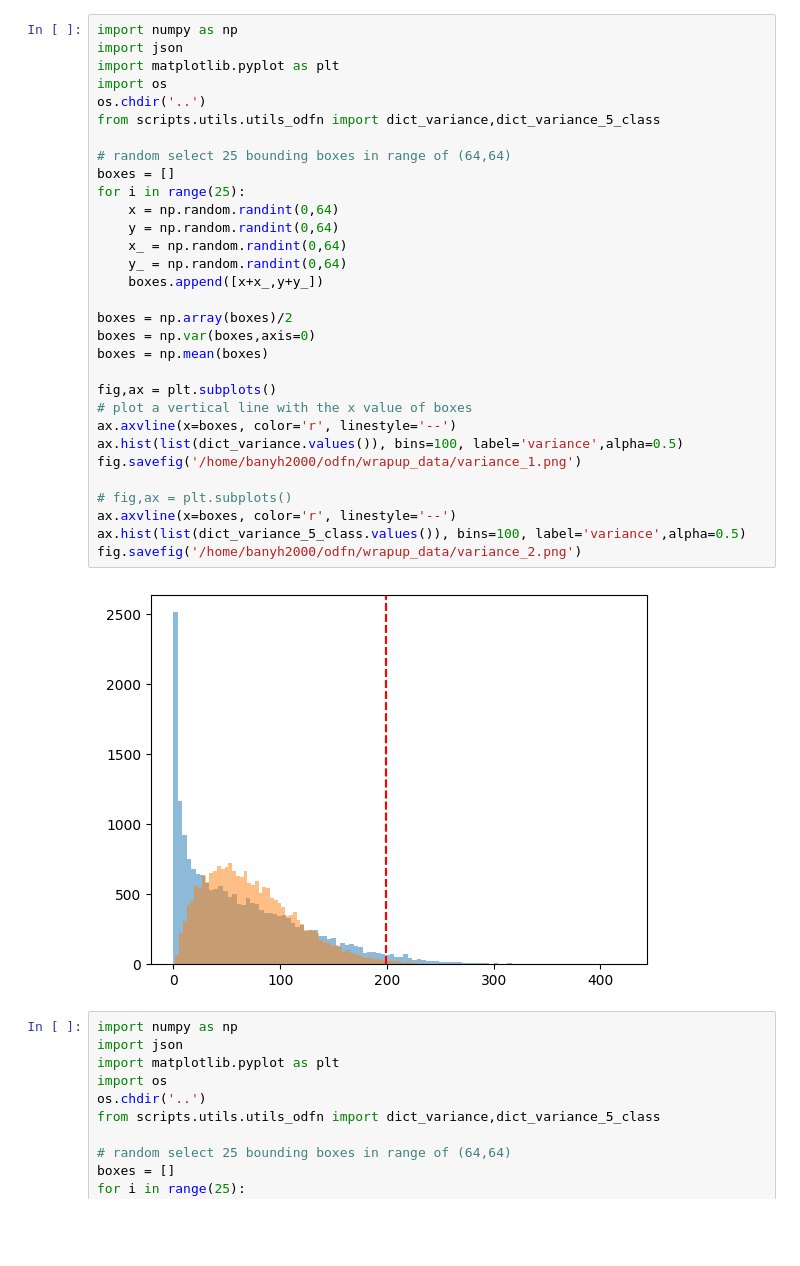
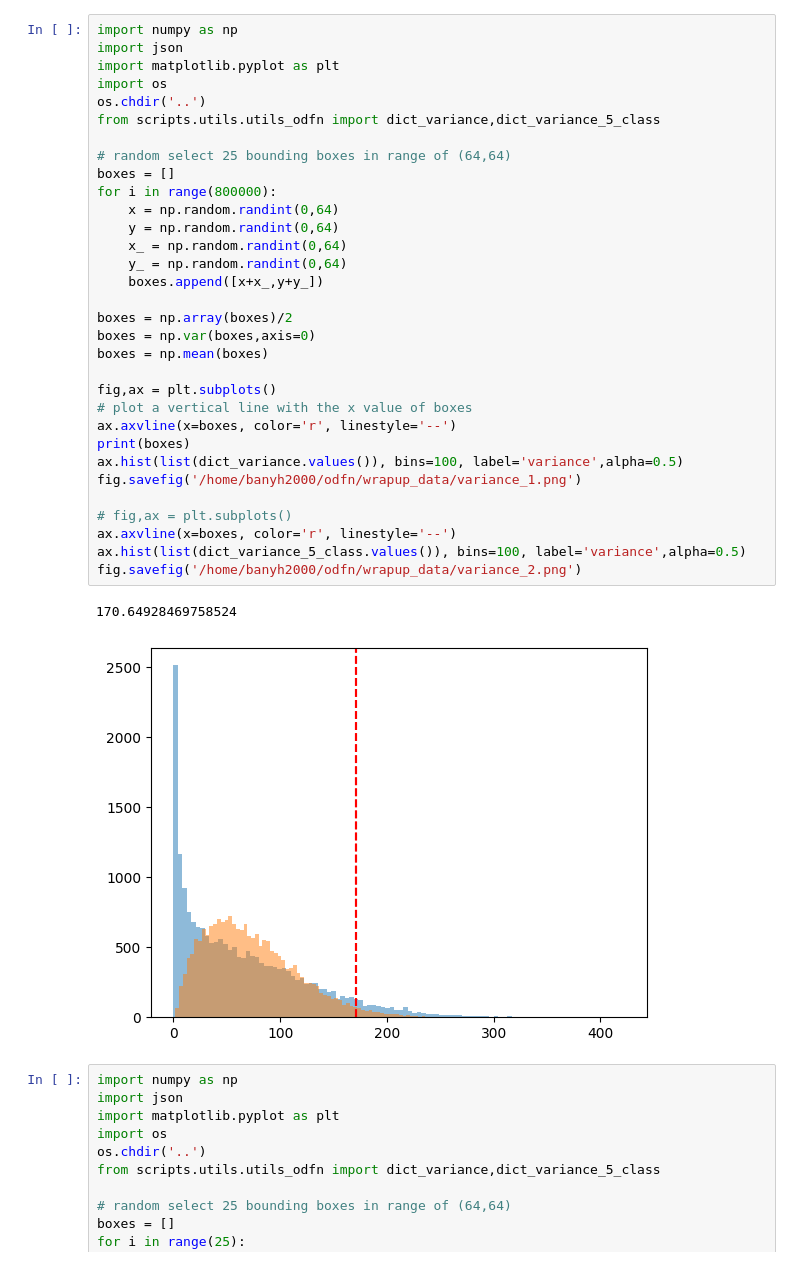
Before and after one commit to banyuanhao/diffusion-noise-detector, a Jupyter notebook: wrapup_data/metric.ipynb, the cells around one changed output. Cells and saved outputs as stored; diff of their text form; blank space fills up the shorter version.

```diff
--- a/wrapup_data/metric.ipynb
+++ b/wrapup_data/metric.ipynb
@@ -2,35 +2,37 @@
 import numpy as np
 import json
 import matplotlib.pyplot as plt
 import os
 os.chdir('..')
 from scripts.utils.utils_odfn import dict_variance,dict_variance_5_class
 
 # random select 25 bounding boxes in range of (64,64)
 boxes = []
-for i in range(25):
+for i in range(800000):
     x = np.random.randint(0,64)
     y = np.random.randint(0,64)
     x_ = np.random.randint(0,64)
     y_ = np.random.randint(0,64)
     boxes.append([x+x_,y+y_])
 
 boxes = np.array(boxes)/2
 boxes = np.var(boxes,axis=0)
 boxes = np.mean(boxes)
 
 fig,ax = plt.subplots()
 # plot a vertical line with the x value of boxes
 ax.axvline(x=boxes, color='r', linestyle='--')
+print(boxes)
 ax.hist(list(dict_variance.values()), bins=100, label='variance',alpha=0.5)
 fig.savefig('/home/banyh2000/odfn/wrapup_data/variance_1.png')
 
 # fig,ax = plt.subplots()
 ax.axvline(x=boxes, color='r', linestyle='--')
 ax.hist(list(dict_variance_5_class.values()), bins=100, label='variance',alpha=0.5)
 fig.savefig('/home/banyh2000/odfn/wrapup_data/variance_2.png')
 # %% [output]
+170.64928469758524
-[figure, old version]
+[figure, new version]
 # %%
 import numpy as np
 import json
```
Also changed, not shown: parts of 1 cell of this notebook, 5 other files.
